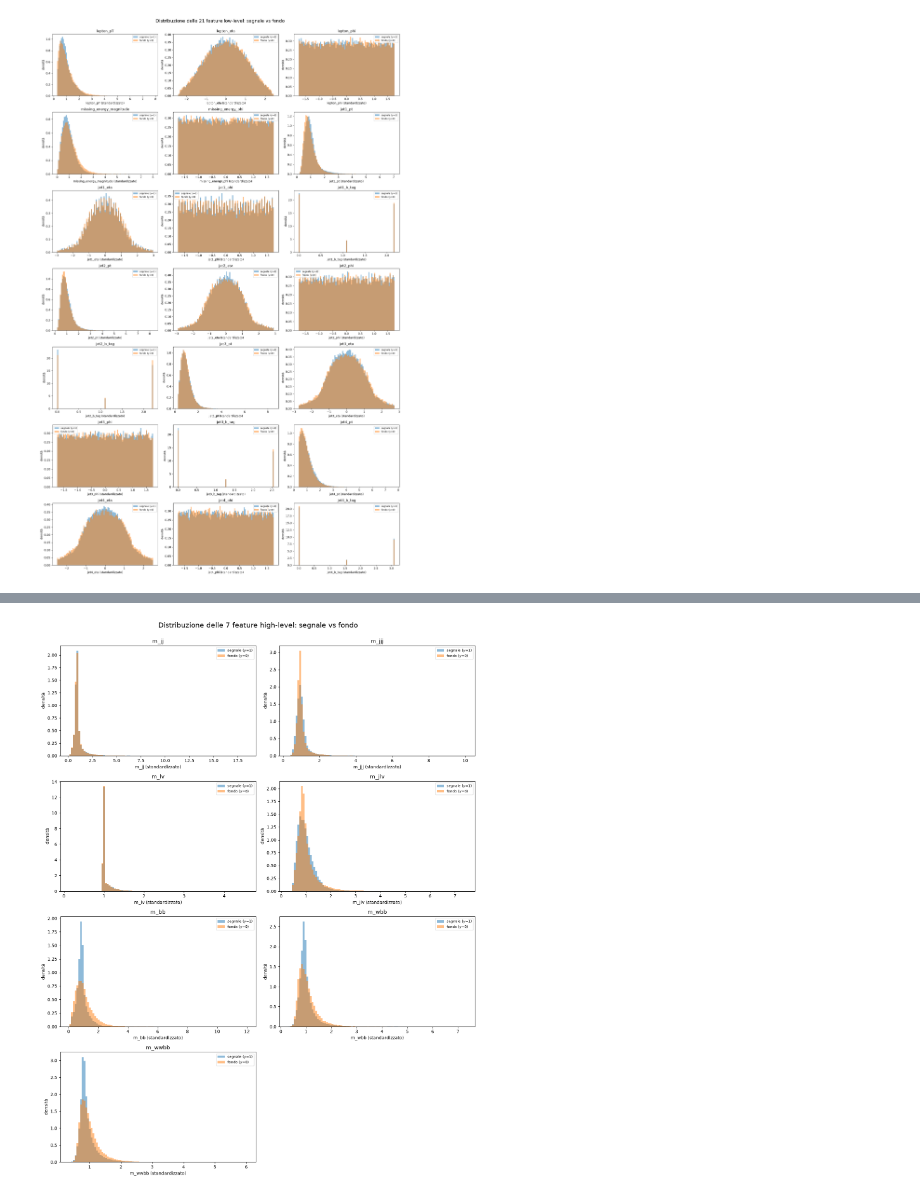
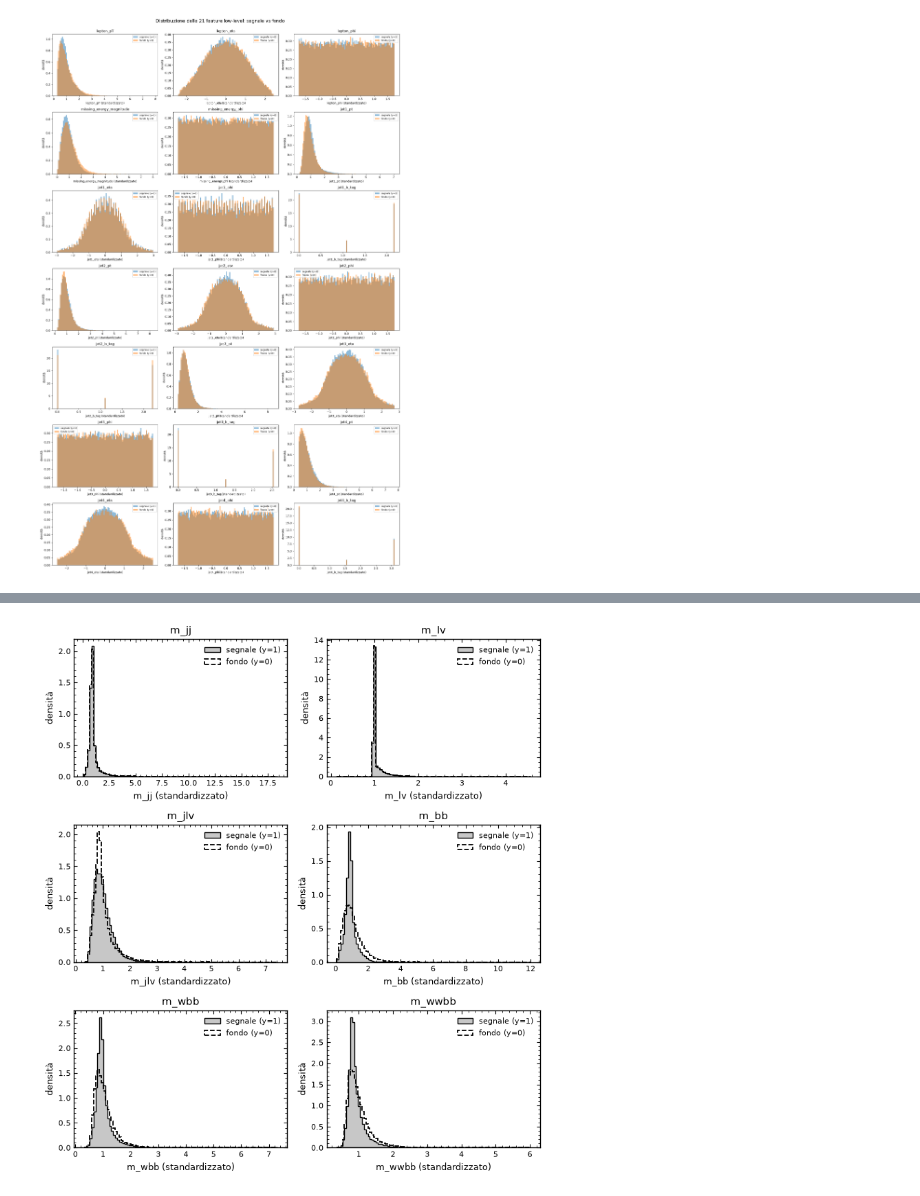
Before and after one commit to alivergani/Deep-Learning, a Jupyter notebook: ExoticParticles_HEP/notebooks/analisi_dati_inizio.ipynb, the cells around one changed output, grey strips where cells are left out. Saved outputs shown, nothing was run; the diff lists cells and outputs as text; code cells hidden in the pictures.

```diff
--- a/ExoticParticles_HEP/notebooks/analisi_dati_inizio.ipynb
+++ b/ExoticParticles_HEP/notebooks/analisi_dati_inizio.ipynb
@@ -4,8 +4,8 @@ import matplotlib.pyplot as plt
 # %% [markdown]
 L'obiettivo è visualizzare le distribuzioni delle frazioni di eventi per le diverse feautures per segnale e rumore sovrapposte.
 # %%
-X = np.load("../data/processed_small/X.npy")
-y = np.load("../data/processed_small/y.npy").ravel()
+X = np.load("data/processed_small/X.npy")
+y = np.load("data/processed_small/y.npy").ravel()
 
 lepton_pT = X[:, 0]  # colonna 0 = lepton_pT (vedi src/features.py)
 
@@ -41,24 +92,52 @@ plt.show()
 # %%
 from src.features import HIGH_LEVEL
 
-fig, axes = plt.subplots(4, 2, figsize=(14, 18))
+# 6 delle 7 feature high-level (si esclude m_jjj, meno centrale al confronto segnale/fondo)
+indici_high = [21, 23, 24, 25, 26, 27]  # m_jj, m_lv, m_jlv, m_bb, m_wbb, m_wwbb
 
-for i, (ax, nome) in enumerate(zip(axes.flat, HIGH_LEVEL)):
-    col_idx = 21 + i  # le 7 feature high-level sono le colonne 21-27 di X
-    col = X[:, col_idx]
+plt.rcParams.update({
+    "font.family": "sans-serif",
+    "font.sans-serif": ["Source Sans Pro", "Source Sans 3", "Segoe UI", "Helvetica Neue", "Arial", "DejaVu Sans"],
+    "mathtext.fontset": "dejavusans",
+    "axes.linewidth": 1.0,
+    "xtick.direction": "in",
+    "ytick.direction": "in",
+    "xtick.minor.visible": True,
+    "ytick.minor.visible": True,
+    "xtick.top": True,
+    "ytick.right": True,
+})
+
+SIGNAL_COLOR = "0.78"   # grigio chiaro (diverso dal plot pT/energia)
+EDGE_COLOR = "black"
+
+fig, axes = plt.subplots(3, 2, figsize=(7.5, 8.5))
+for ax, i in zip(axes.flat, indici_high):
+    nome = HIGH_LEVEL[i - 21]
+    col = X[:, i]
     bins = np.linspace(col.min(), col.max(), 100)
 
-    ax.hist(segnale_all[:, col_idx], bins=bins, alpha=0.5, density=True, label="segnale (y=1)")
-    ax.hist(fondo_all[:, col_idx], bins=bins, alpha=0.5, density=True, label="fondo (y=0)")
-    ax.set_title(nome)
-    ax.set_xlabel(nome + " (standardizzato)")
-    ax.set_ylabel("densità")
-    ax.legend(fontsize=8)
+    ax.hist(
+        segnale_all[:, i], bins=bins, density=True,
+        histtype="stepfilled", facecolor=SIGNAL_COLOR, edgecolor=EDGE_COLOR,
+        linewidth=1.0, label="segnale (y=1)", zorder=2,
+    )
+    ax.hist(
+        fondo_all[:, i], bins=bins, density=True,
+        histtype="step", color=EDGE_COLOR, linewidth=1.3, linestyle="--",
+        label="fondo (y=0)", zorder=3,
+    )
 
-axes.flat[-1].axis("off")  # l'ottavo subplot resta vuoto (solo 7 feature)
+    ax.set_title(nome, fontsize=11)
+    ax.set_xlabel(nome + " (standardizzato)", fontsize=9)
+    ax.set_ylabel("densità", fontsize=9)
+    ax.tick_params(labelsize=8)
+    ax.legend(fontsize=8, frameon=False, loc="upper right")
+    for spine in ax.spines.values():
+        spine.set_linewidth(1.0)
 
-fig.suptitle("Distribuzione delle 7 feature high-level: segnale vs fondo", fontsize=16)
-fig.tight_layout(rect=[0, 0, 1, 0.98])
+#fig.suptitle("Distribuzione delle feature high-level: segnale vs fondo", fontsize=15)
+fig.tight_layout(rect=[0, 0, 1, 0.97])
 plt.show()
 # %% [output]
-[figure, old version]
+[figure, new version]
```
Also changed, not shown: parts of 2 cells of this notebook, 1 other file.
